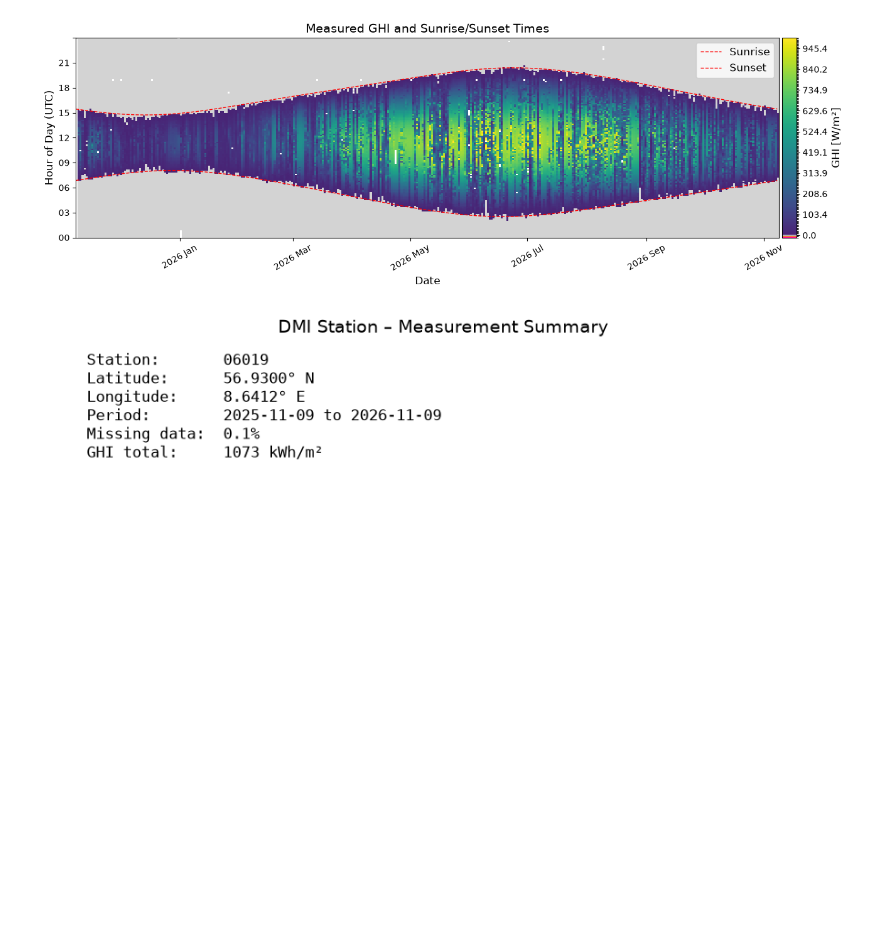
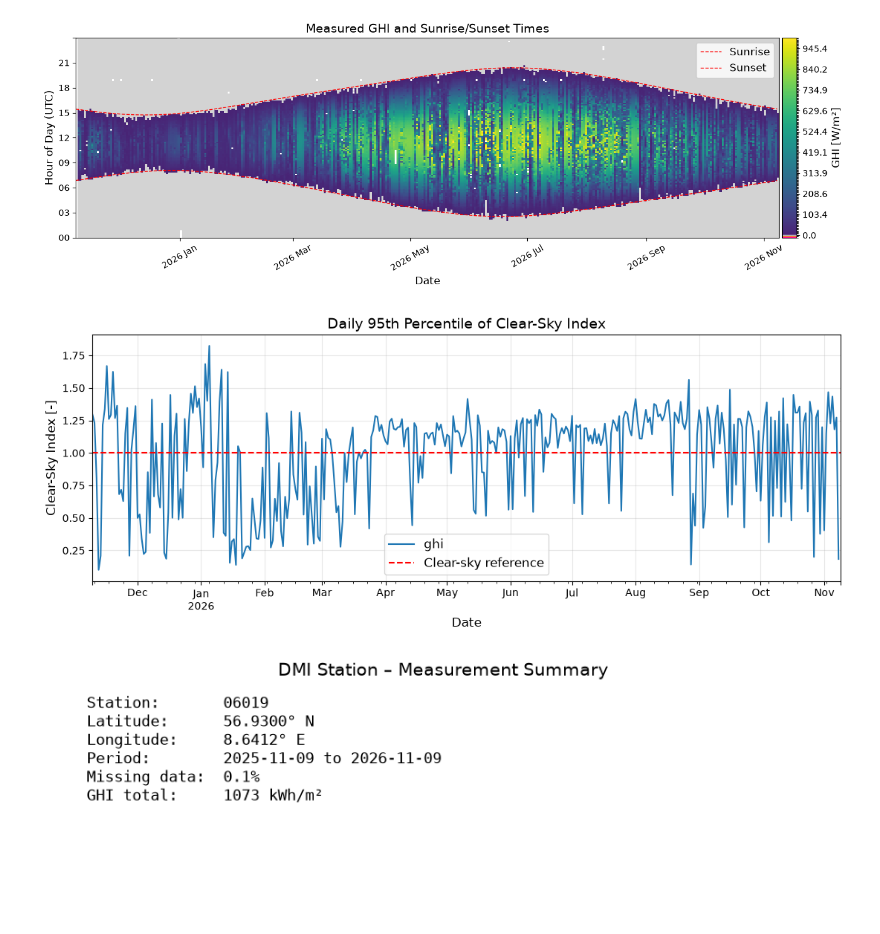
Before and after one commit to MatildeMGM/solar_forecast_project, a Jupyter notebook: notebooks/weather_measurements.ipynb, the cells around one changed output. Drawn from its saved outputs; the diff is of its cells as text; code cells hidden in the pictures; blank space fills up the shorter version.

```diff
--- a/notebooks/weather_measurements.ipynb
+++ b/notebooks/weather_measurements.ipynb
@@ -499,6 +499,40 @@ plt.tight_layout()
 plt.show()
 # %% [output]
 [figure]
+# %%
+# Calculate clear-sky GHI using pvlib
+location = pvlib.location.Location(
+    latitude=LATITUDE,
+    longitude=LONGITUDE,
+    tz="UTC",
+)
+
+ghi_clear = location.get_clearsky(
+    data_clean.index - pd.Timedelta(minutes=5),
+    model="ineichen",
+)["ghi"].to_numpy()
+
+# Calculate clear-sky index
+kc = data_clean["ghi"] / ghi_clear
+
+kc = kc.where(ghi_clear > 50)
+
+# Plot daily 95th percentile of clear-sky index
+fig, ax = plt.subplots(figsize=(11, 4.5))
+
+kc.resample("1D").quantile(0.95).plot(ax=ax)
+
+ax.axhline(1, color="red", linestyle="--", label="Clear-sky reference")
+ax.set_title("Daily 95th Percentile of Clear-Sky Index")
+ax.set_xlabel("Date")
+ax.set_ylabel("Clear-Sky Index [-]")
+ax.legend()
+ax.grid(alpha=0.3)
+
+plt.tight_layout()
+plt.show()
+# %% [output]
+[figure, added]
 # %%
 #Summary of measured GHI data
 start = data_raw.index.min()
```
Also changed, not shown: parts of 3 cells of this notebook.
